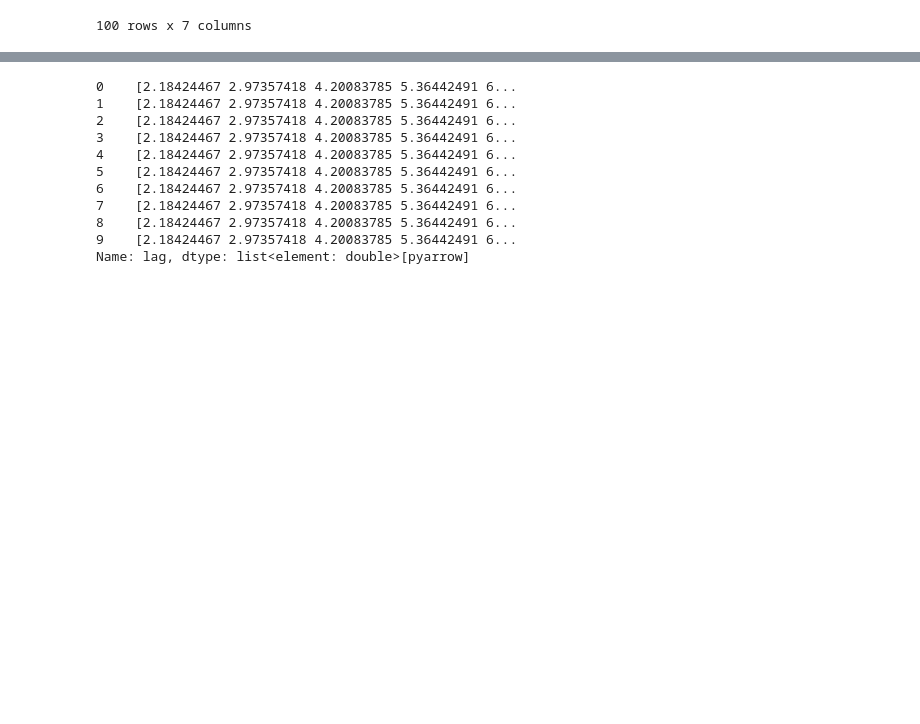
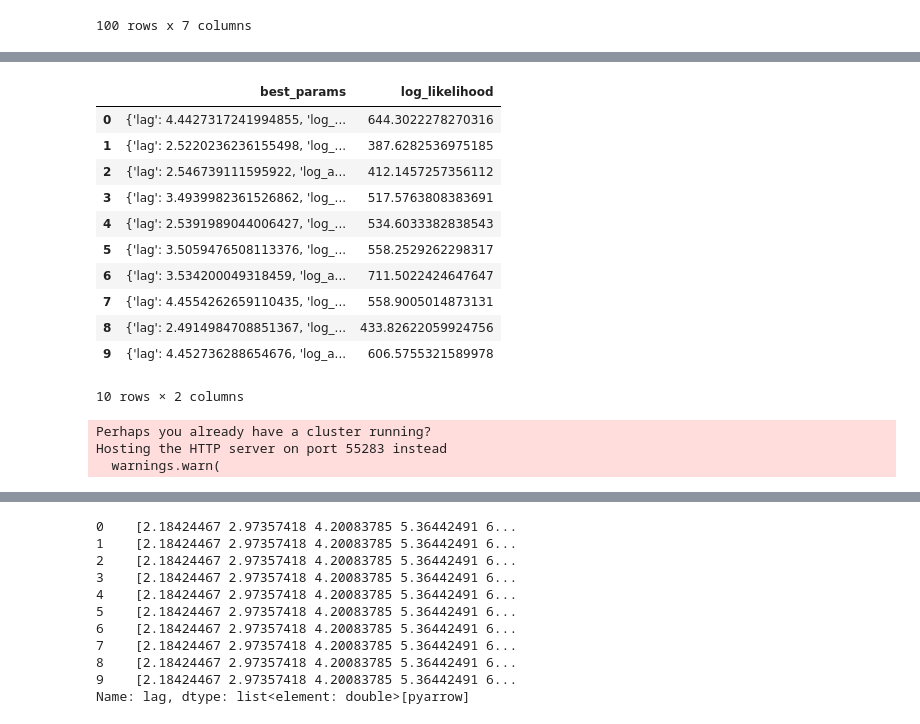
Before and after one commit to LSST-AGN-Variability/EzTaoX, a Jupyter notebook: docs/pre_executed/04_RunFromNested.ipynb, the cells around one changed output, grey strips where cells are left out. Cells and saved outputs as stored; diff of their text form; code cells hidden in the pictures; blank space fills up the shorter version.

```diff
--- a/docs/pre_executed/04_RunFromNested.ipynb
+++ b/docs/pre_executed/04_RunFromNested.ipynb
@@ -99,4 +141,38 @@ def run_eztaox(time, band, mag):
     bestP, ll = random_search(model, initSampler, fit_key, nSample, nBest)
 
     return {"best_params": bestP, "log_likelihood": ll}
+# %%
+res = df.iloc[:10].map_rows(
+    run_eztaox,
+    columns=["light_curve.time", "light_curve.band", "light_curve.mag"],
+    row_container="args",
+)
+res
+# %% [output]
+|  | best_params | log_likelihood |
+| 0 | {'lag': 4.4427317241994855, 'log_... | 644.3022278270316 |
+| 1 | {'lag': 2.5220236236155498, 'log_... | 387.6282536975185 |
+| 2 | {'lag': 2.546739111595922, 'log_a... | 412.1457257356112 |
+| 3 | {'lag': 3.4939982361526862, 'log_... | 517.5763808383691 |
+| 4 | {'lag': 2.5391989044006427, 'log_... | 534.6033382838543 |
+| 5 | {'lag': 3.5059476508113376, 'log_... | 558.2529262298317 |
+| 6 | {'lag': 3.534200049318459, 'log_a... | 711.5022424647647 |
+| 7 | {'lag': 4.4554262659110435, 'log_... | 558.9005014873131 |
+| 8 | {'lag': 2.4914984708851367, 'log_... | 433.82622059924756 |
+| 9 | {'lag': 4.452736288654676, 'log_a... | 606.5755321589978 |
+10 rows × 2 columns
+# %%
+from distributed import Client
+
+try:
+    client.close()
+    client.shutdown()
+except:
+    pass
+
+client = Client(n_workers=4)
+# %% [output]
+Perhaps you already have a cluster running?
+Hosting the HTTP server on port 55283 instead
+  warnings.warn(
 # %%
```
Also changed, not shown: parts of 6 cells of this notebook.
